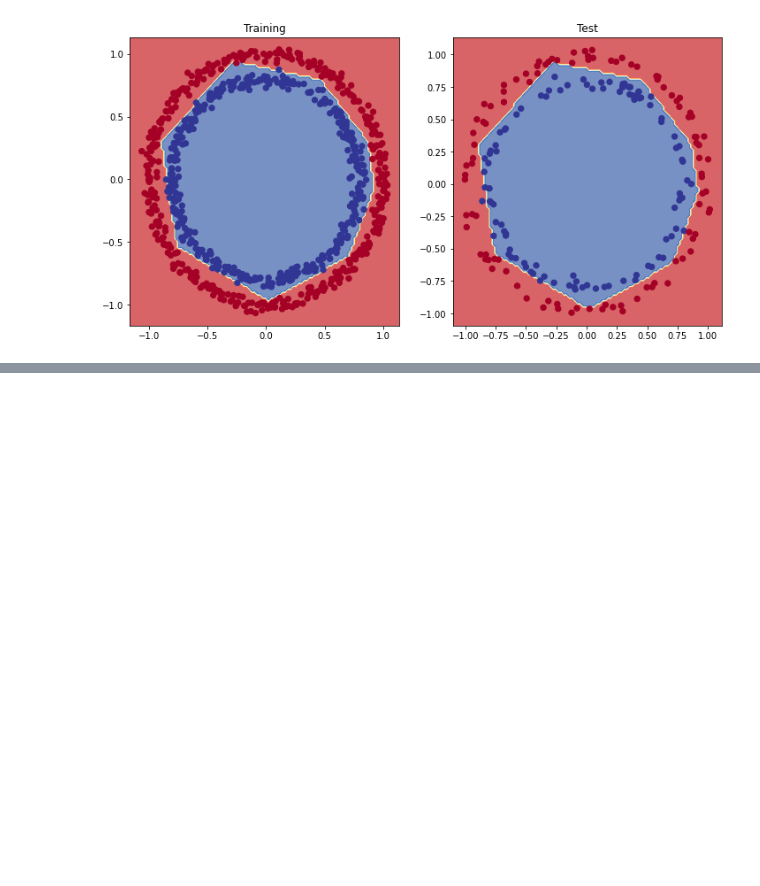
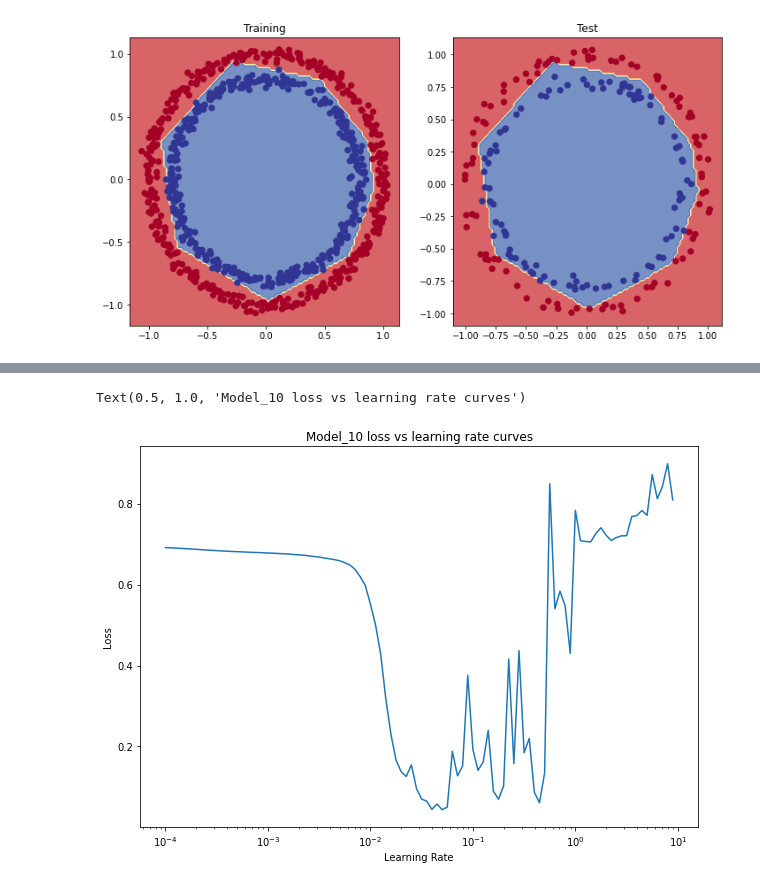
Before and after one commit to srikant-ai/Deep_Learning_TensorFlow, a Jupyter notebook: Nueral_Network_Classification_using_TensorFlow.ipynb, the cells around one changed output, grey strips where cells are left out. Saved outputs shown, nothing was run; the diff lists cells and outputs as text; code cells hidden in the pictures; blank space fills up the shorter version.

```diff
--- a/Nueral_Network_Classification_using_TensorFlow.ipynb
+++ b/Nueral_Network_Classification_using_TensorFlow.ipynb
@@ -499,0 +548,11 @@ Binary Classification
+# %%
+# Plot the loss vs learning rate curves
+learning_rates = 1e-4  *(10 ** (tf.range(100)/20))
+plt.figure(figsize=(10,7))
+plt.semilogx(learning_rates, history.history['loss'])
+plt.xlabel("Learning Rate")
+plt.ylabel("Loss")
+plt.title('Model_10 loss vs learning rate curves')
+# %% [output]
+Text(0.5, 1.0, 'Model_10 loss vs learning rate curves')
+[figure, added]
```
Also changed, not shown: parts of 16 cells of this notebook.
